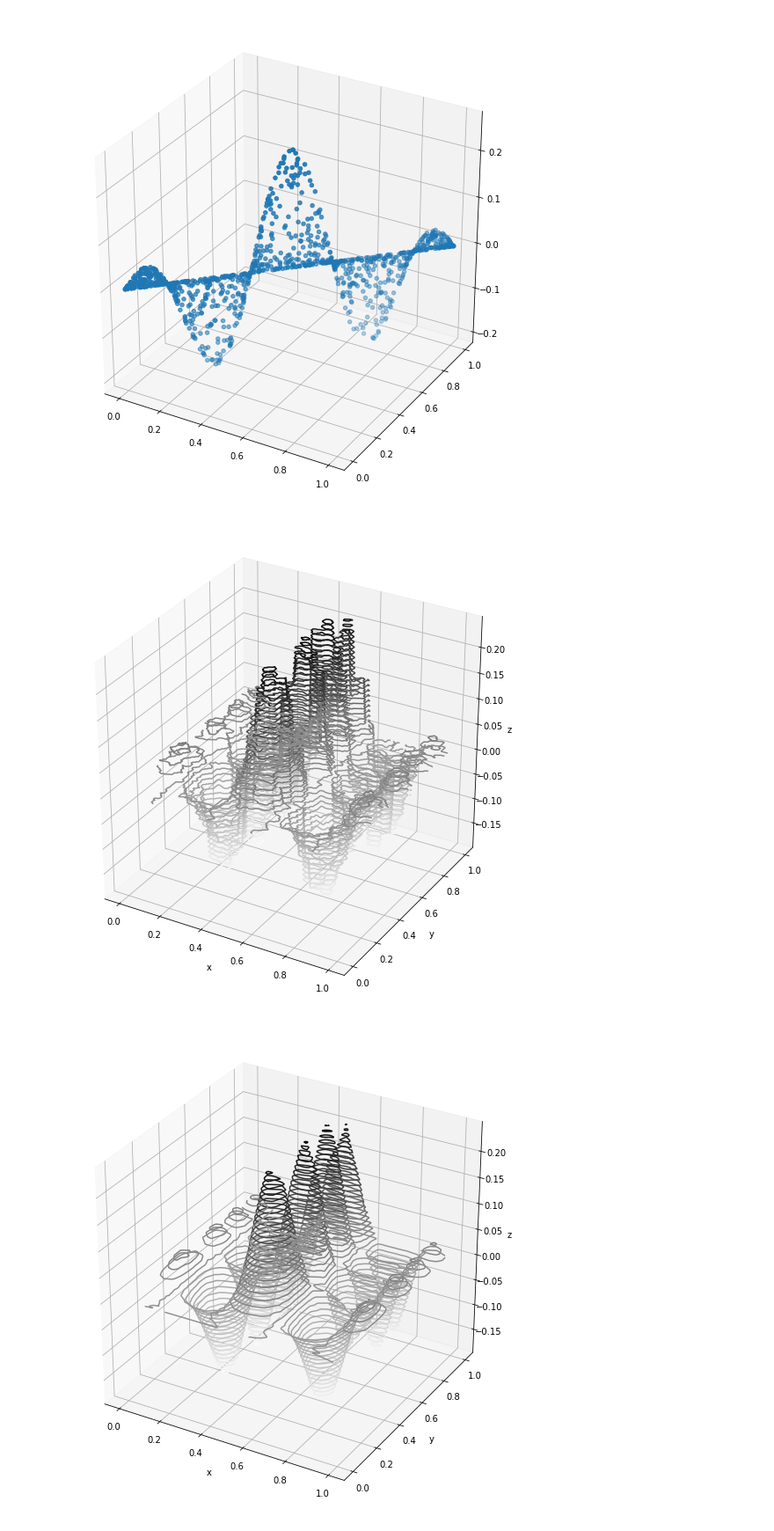
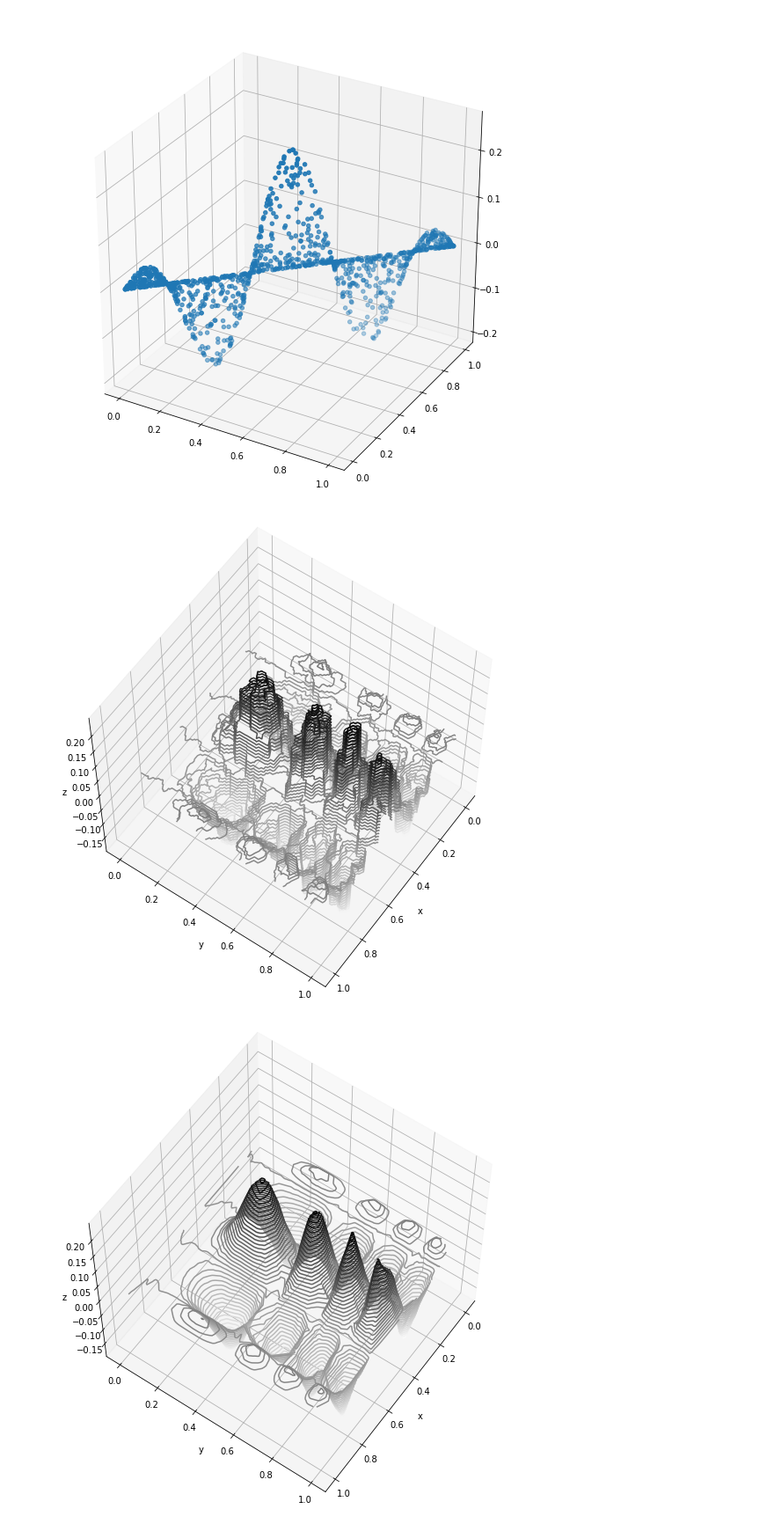
Before and after one commit to mwithgod3952/ML_jh, a Jupyter notebook: interpolate.ipynb, the cells around one changed output. Shown at 88% size. Saved outputs shown, nothing was run; the diff lists cells and outputs as text; code cells hidden in the pictures.

```diff
--- a/interpolate.ipynb
+++ b/interpolate.ipynb
@@ -49,13 +49,15 @@ z_lst = [grid_z0, grid_z1, grid_z2]
 # %%
 for i in range(3):
     fig = plt.figure(figsize=(10, 10))
 
     ax = plt.axes(projection='3d')
     ax.contour3D(X, Y, z_lst[i], 50, cmap='binary')
     ax.set_xlabel('x')
     ax.set_ylabel('y')
     ax.set_zlabel('z')
+    ax.view_init(60, 35)
+    # fig
     plt.show()
 # %% [output]
-[figure, old version]
+[figure, new version]
-[figure, old version]
+[figure, new version]
```
Also changed, not shown: parts of 2 cells of this notebook.
